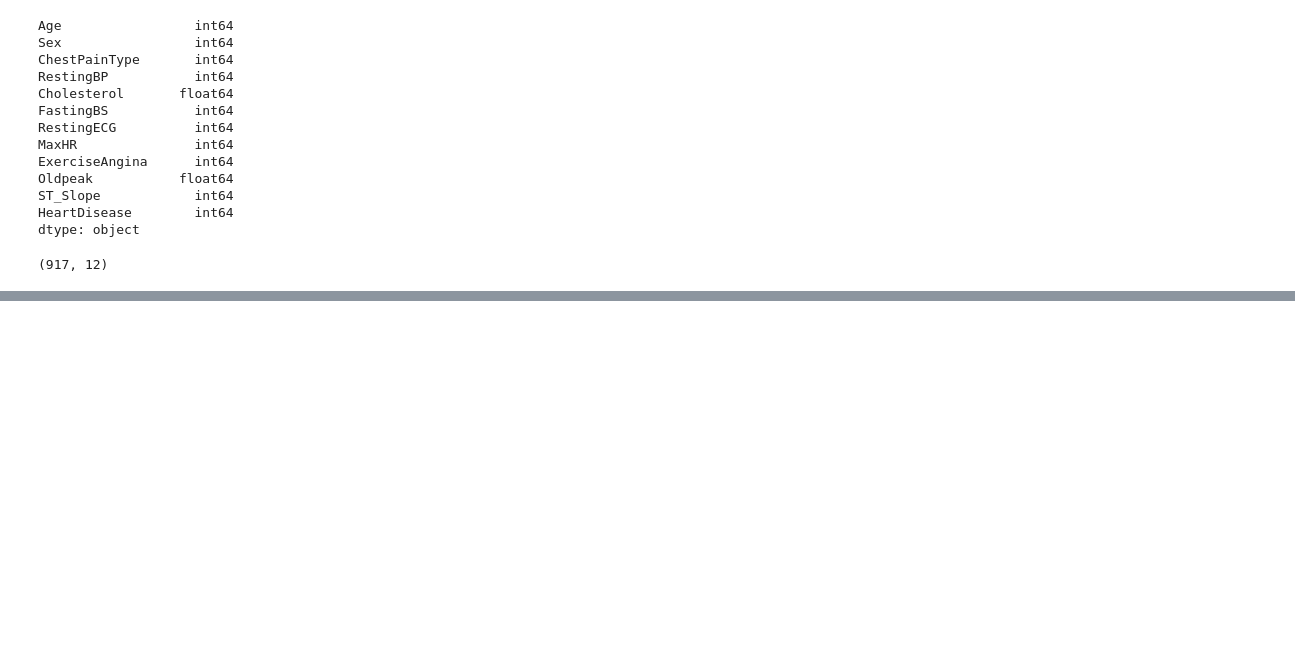
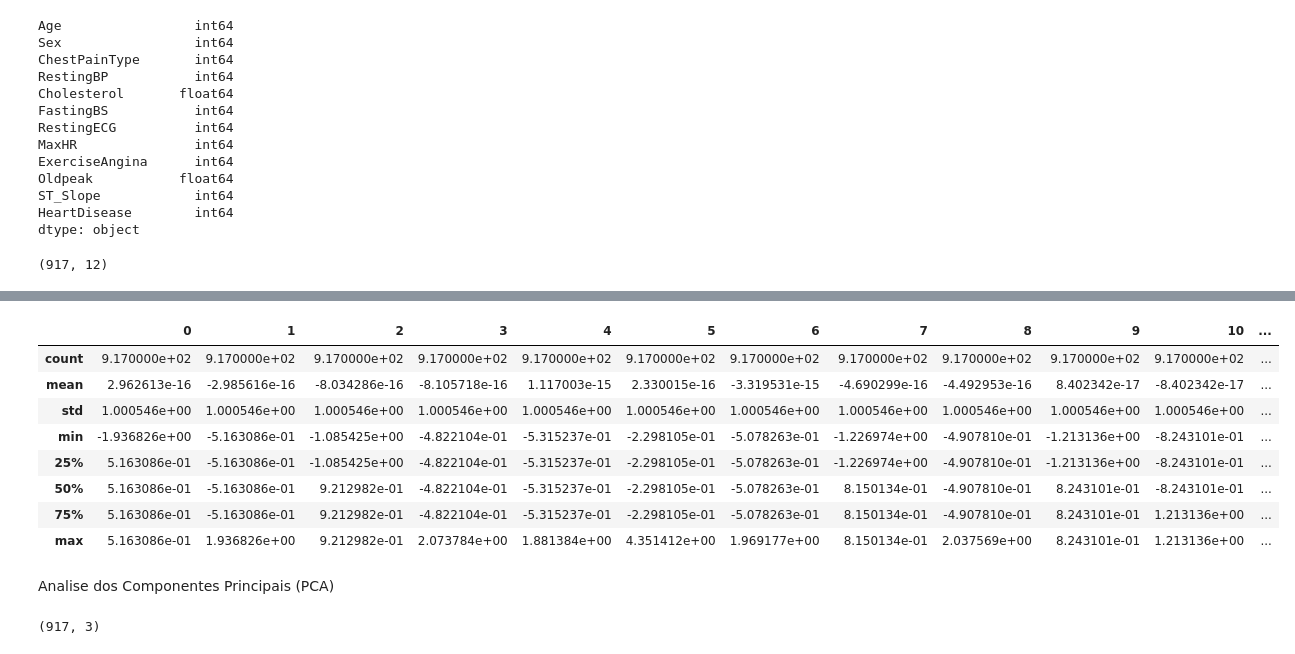
Before and after one commit to LuizSeabraDeMarco/Machine-Learning-com-Python, a Jupyter notebook: Seção 4/pre-processamento.ipynb, the cells around one changed output, grey strips where cells are left out. Cells and saved outputs as stored; diff of their text form; code cells hidden in the pictures; blank space fills up the shorter version.

```diff
--- a/Seção 4/pre-processamento.ipynb
+++ b/Seção 4/pre-processamento.ipynb
@@ -59,0 +338,14 @@ df2.shape
+# %%
+previsores3df.describe()
+# %% [output]
+|  | 0 | 1 | 2 | 3 | 4 | 5 | 6 | 7 | 8 | 9 | 10 | ... |
+| count | 9.170000e+02 | 9.170000e+02 | 9.170000e+02 | 9.170000e+02 | 9.170000e+02 | 9.170000e+02 | 9.170000e+02 | 9.170000e+02 | 9.170000e+02 | 9.170000e+02 | 9.170000e+02 | ... |
+| mean | 2.962613e-16 | -2.985616e-16 | -8.034286e-16 | -8.105718e-16 | 1.117003e-15 | 2.330015e-16 | -3.319531e-15 | -4.690299e-16 | -4.492953e-16 | 8.402342e-17 | -8.402342e-17 | ... |
+| std | 1.000546e+00 | 1.000546e+00 | 1.000546e+00 | 1.000546e+00 | 1.000546e+00 | 1.000546e+00 | 1.000546e+00 | 1.000546e+00 | 1.000546e+00 | 1.000546e+00 | 1.000546e+00 | ... |
+| min | -1.936826e+00 | -5.163086e-01 | -1.085425e+00 | -4.822104e-01 | -5.315237e-01 | -2.298105e-01 | -5.078263e-01 | -1.226974e+00 | -4.907810e-01 | -1.213136e+00 | -8.243101e-01 | ... |
+| 25% | 5.163086e-01 | -5.163086e-01 | -1.085425e+00 | -4.822104e-01 | -5.315237e-01 | -2.298105e-01 | -5.078263e-01 | -1.226974e+00 | -4.907810e-01 | -1.213136e+00 | -8.243101e-01 | ... |
+| 50% | 5.163086e-01 | -5.163086e-01 | 9.212982e-01 | -4.822104e-01 | -5.315237e-01 | -2.298105e-01 | -5.078263e-01 | 8.150134e-01 | -4.907810e-01 | 8.243101e-01 | -8.243101e-01 | ... |
+| 75% | 5.163086e-01 | -5.163086e-01 | 9.212982e-01 | -4.822104e-01 | -5.315237e-01 | -2.298105e-01 | -5.078263e-01 | 8.150134e-01 | -4.907810e-01 | 8.243101e-01 | 1.213136e+00 | ... |
+| max | 5.163086e-01 | 1.936826e+00 | 9.212982e-01 | 2.073784e+00 | 1.881384e+00 | 4.351412e+00 | 1.969177e+00 | 8.150134e-01 | 2.037569e+00 | 8.243101e-01 | 1.213136e+00 | ... |
+# %% [markdown]
+Analise dos Componentes Principais (PCA)
@@ -59,0 +358,4 @@ df2.shape
+# %%
+previsores_pca.shape #Reduzi o numero de colunas de 11 para 4
+# %% [output]
+(917, 3)
```
Also changed, not shown: parts of 99 cells of this notebook, 2 other files.
